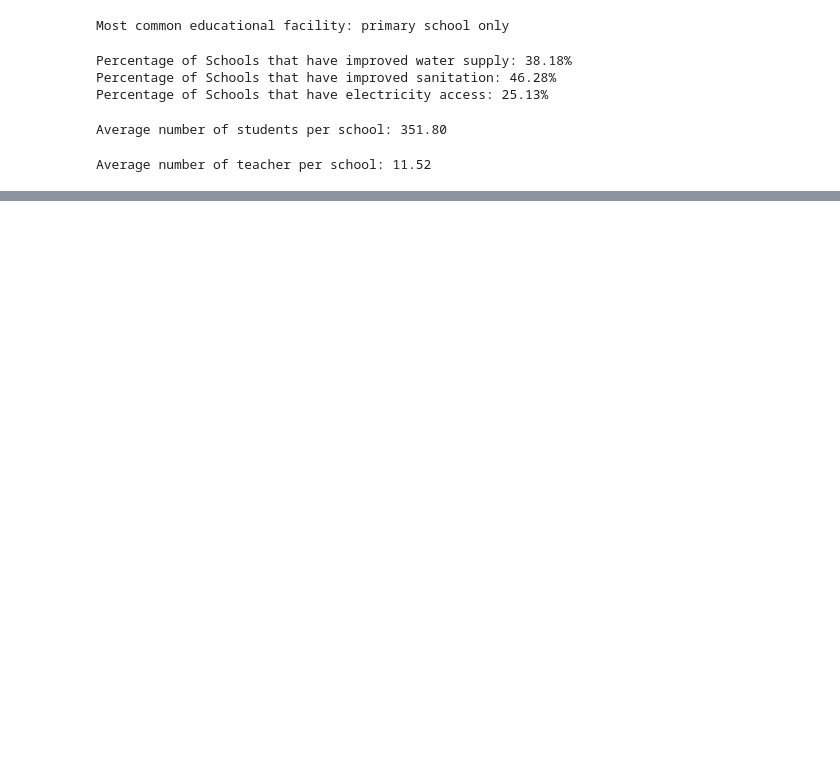
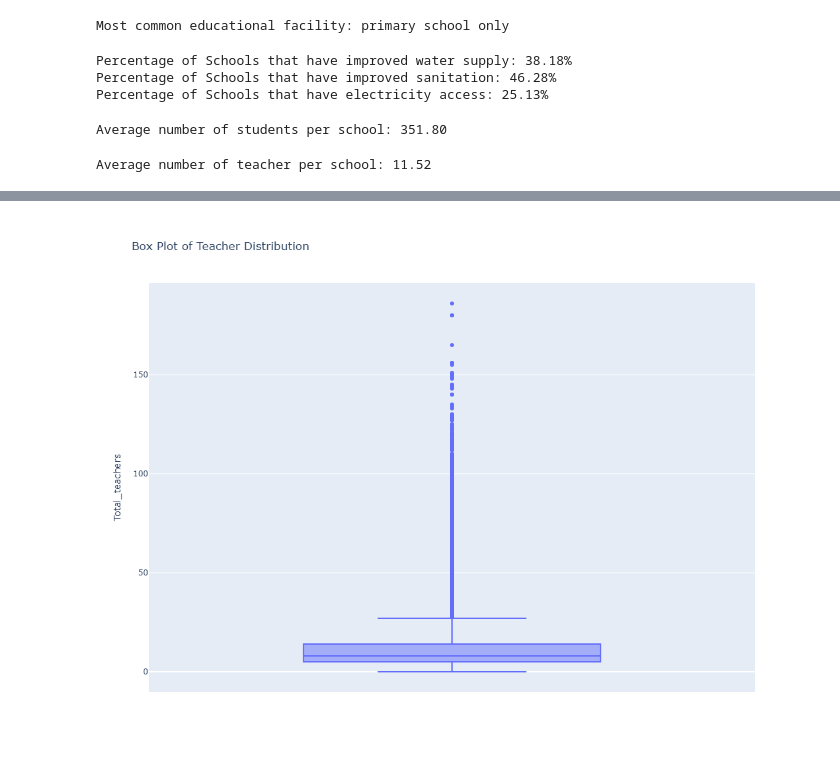
Before and after one commit to augustus-somtochukwu-umeh/Educational-Facilities-in-Nigeria, a Jupyter notebook: Education.ipynb, the cells around one changed output, grey strips where cells are left out. Cells and saved outputs as stored; diff of their text form; code cells hidden in the pictures; blank space fills up the shorter version.

```diff
--- a/Education.ipynb
+++ b/Education.ipynb
@@ -511,0 +613,10 @@ Average number of teacher per school: 11.52
+# %%
+fig=px.box(
+    df,
+    y='Total_teachers',
+    title='Box Plot of Teacher Distribution',
+    height=800
+)
+fig.show()
+# %% [output]
+[figure, added]
```
Also changed, not shown: parts of 11 cells of this notebook.
